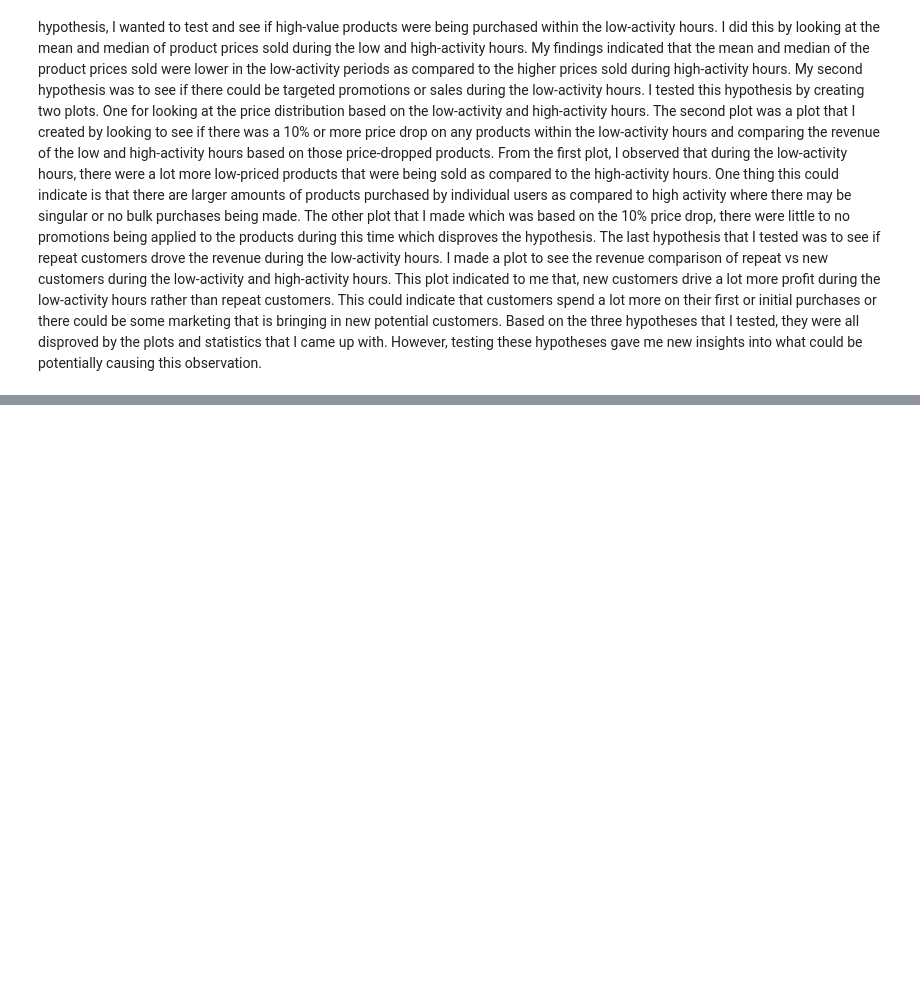
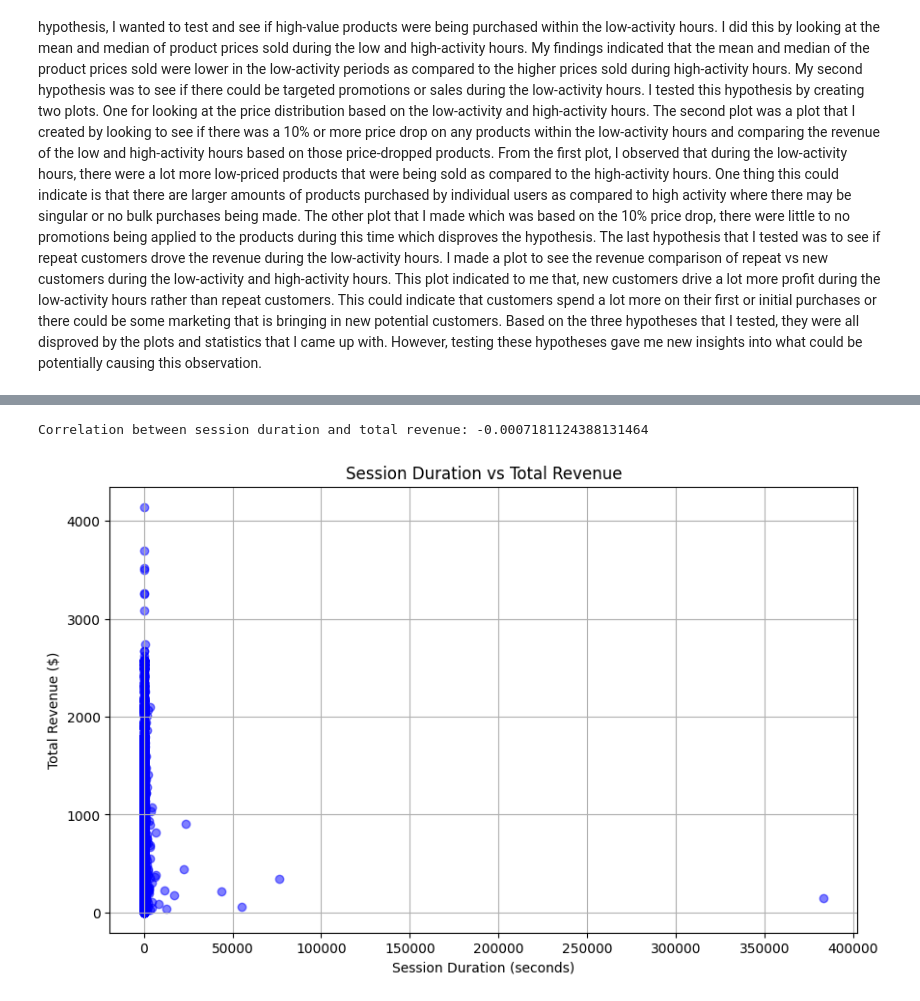
Before and after one commit to abaig32/Purchasing-Patterns-and-Behavior, a Jupyter notebook: E-Commerce Behavior Dataset/notebooks/investigations.ipynb, the cells around one changed output, grey strips where cells are left out. Drawn from its saved outputs; the diff is of its cells as text; code cells hidden in the pictures; blank space fills up the shorter version.

```diff
--- a/E-Commerce Behavior Dataset/notebooks/investigations.ipynb
+++ b/E-Commerce Behavior Dataset/notebooks/investigations.ipynb
@@ -131,0 +191,37 @@ After testing all 3 of the hypotheses, they each gave me an outcome that directl
+# %%
+# Hypothesis 2
+
+#Calculate session duration (time between first and last event in each session)
+df['event_time'] = pd.to_datetime(df['event_time'])
+session_times = df.groupby('user_session')['event_time'].agg(['min', 'max'])
+session_times['duration'] = (session_times['max'] - session_times['min']).dt.total_seconds()
+
+#Transaction val per session
+session_revenue = df.groupby('user_session')['price'].sum()
+
+#Combine into a single dataframe (like in Hypothesis 1)
+session_data = pd.DataFrame({
+    'session_duration': session_times['duration'],
+    'total_revenue': session_revenue
+})
+
+#Drop missing data
+session_data.dropna(inplace=True)
+
+#Compare session duration and total revenue using correlation
+correlation = session_data['session_duration'].corr(session_data['total_revenue'])
+
+#Print the correlation coefficient
+print(f"Correlation between session duration and total revenue: {correlation}")
+
+#Plot
+plt.figure(figsize=(10, 6))
+plt.scatter(session_data['session_duration'], session_data['total_revenue'], alpha=0.5, color='blue')
+plt.title('Session Duration vs Total Revenue')
+plt.xlabel('Session Duration (seconds)')
+plt.ylabel('Total Revenue ($)')
+plt.grid(True)
+plt.show()
+# %% [output]
+Correlation between session duration and total revenue: -0.0007181124388131464
+[figure, added]
```
Also changed, not shown: parts of 4 cells of this notebook.
